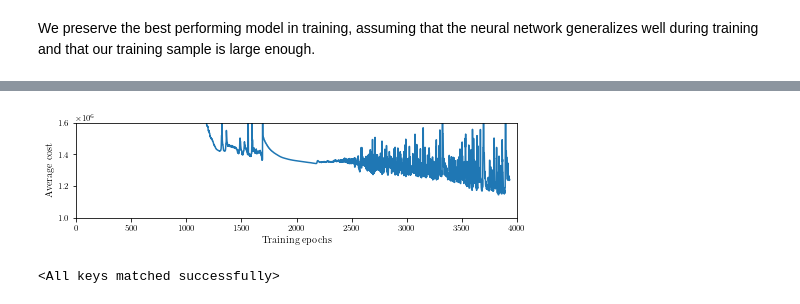
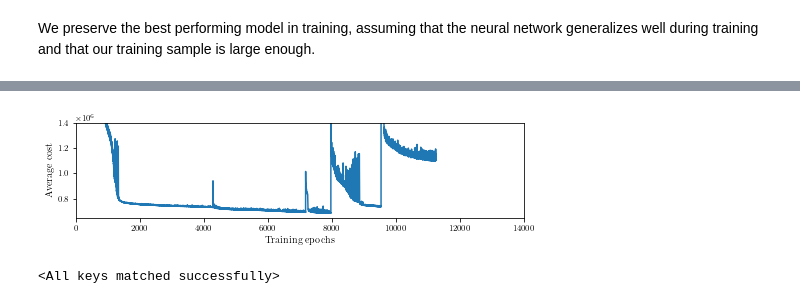
Before and after one commit to kushal-10/inventory-dynamics, a Jupyter notebook: MSOM_data/Gaussian_regression_third_gen.ipynb, the cells around one changed output, grey strips where cells are left out. Cells and saved outputs as stored; diff of their text form; code cells hidden in the pictures.

```diff
--- a/MSOM_data/Gaussian_regression_third_gen.ipynb
+++ b/MSOM_data/Gaussian_regression_third_gen.ipynb
@@ -349,7 +334,7 @@ optimizer2 = torch.optim.RMSprop([dsd.I_0],
                                )
 # %%
 fine_tuning_iterations = 3000
-minibatch_size = 1024
+minibatch_size = 1
 random_seed = 4
 
 t0 = time.time()
@@ -370,6 +355,9 @@ for it in range(fine_tuning_iterations):
             best_loss[0] = total_costs.detach().cpu().item()
             best_model[0] = deepcopy(fcc.state_dict())
         return total_costs
+
+    if best_loss[0]/dsd.T < 8e5:
+        break
     if it % 10 > 6:
         optimizer2.step(closure)
     else:
@@ -397,0 +395,33 @@ KeyboardInterrupt:
+# %%
+fine_tuning_iterations = 3000
+minibatch_size = 1
+random_seed = 4
+
+t0 = time.time()
+for it in range(fine_tuning_iterations):
+    optimizer.zero_grad()
+    optimizer2.zero_grad()
+    def closure():
+        dsd.reset(minibatch_size, seed=random_seed)
+        total_costs = 0
+        for i in range(dsd.T):
+            current_costs, demands, current_inventories, qr, qra, qe, qea = dsd.simulate(1e5*mean_arr[i],1e5*std_arr[i])
+            total_costs = current_costs.mean() + total_costs #1e1*sourcing_parameters["ce"]*int(sum(qea))
+        all_training_costs.append(float(total_costs)/dsd.T)
+        total_costs.backward()
+        if it % 20 == 0:
+            print(total_costs/dsd.T)
+        if total_costs < best_loss[0]:
+            best_loss[0] = total_costs.detach().cpu().item()
+            best_model[0] = deepcopy(fcc.state_dict())
+        return total_costs
+
+    if best_loss[0]/dsd.T < 6.5e5:
+        break
+    if it % 10 > 6:
+        optimizer2.step(closure)
+    else:
+        optimizer.step(closure)
+t1 = time.time()
+total = t1-t0
+print(total)
@@ -398,32 +446,32 @@ KeyboardInterrupt:
 # %%
 from matplotlib.ticker import NullFormatter
 
 # set nice figure sizes
 fig_width_pt = 495    # Get this from LaTeX using \showthe\columnwidth
 golden_mean = (np.sqrt(5.) - 1.) / 2.  # Aesthetic ratio
 ratio = golden_mean
 inches_per_pt = 1. / 72.27  # Convert pt to inches
 fig_width = fig_width_pt * inches_per_pt  # width in inches
 fig_height = fig_width*ratio  # height in inches
 fig_size = [fig_width, 0.5*fig_height]
 rcParams.update({'figure.figsize': fig_size})
 
 costs = np.array(all_training_costs)
 #np.savetxt("cost_direct_learning.dat",costs)
 
 fig, ax = plt.subplots(ncols=1)
 plt.plot(costs,alpha=1)
 ax.yaxis.set_minor_formatter(NullFormatter())
 ax.set_xlabel(r'Training epochs')
 ax.set_ylabel(r'Average cost')
 plt.tight_layout()
 #plt.yscale("log")
-plt.xlim(0,4000)
-plt.ylim(1e6,1.6e6)
+plt.xlim(0,14000)
+plt.ylim(6.5e5,1.4e6)
 plt.margins(0,0)
 plt.show()
 # %% [output]
-[figure, old version]
+[figure, new version]
 # %%
 fcc.load_state_dict(best_model[0])
 #best_model_load = torch.load('nnc_best_model_MSOM_091921.pt', map_location='cpu')
```
Also changed, not shown: parts of 28 cells of this notebook, 1 other file.
